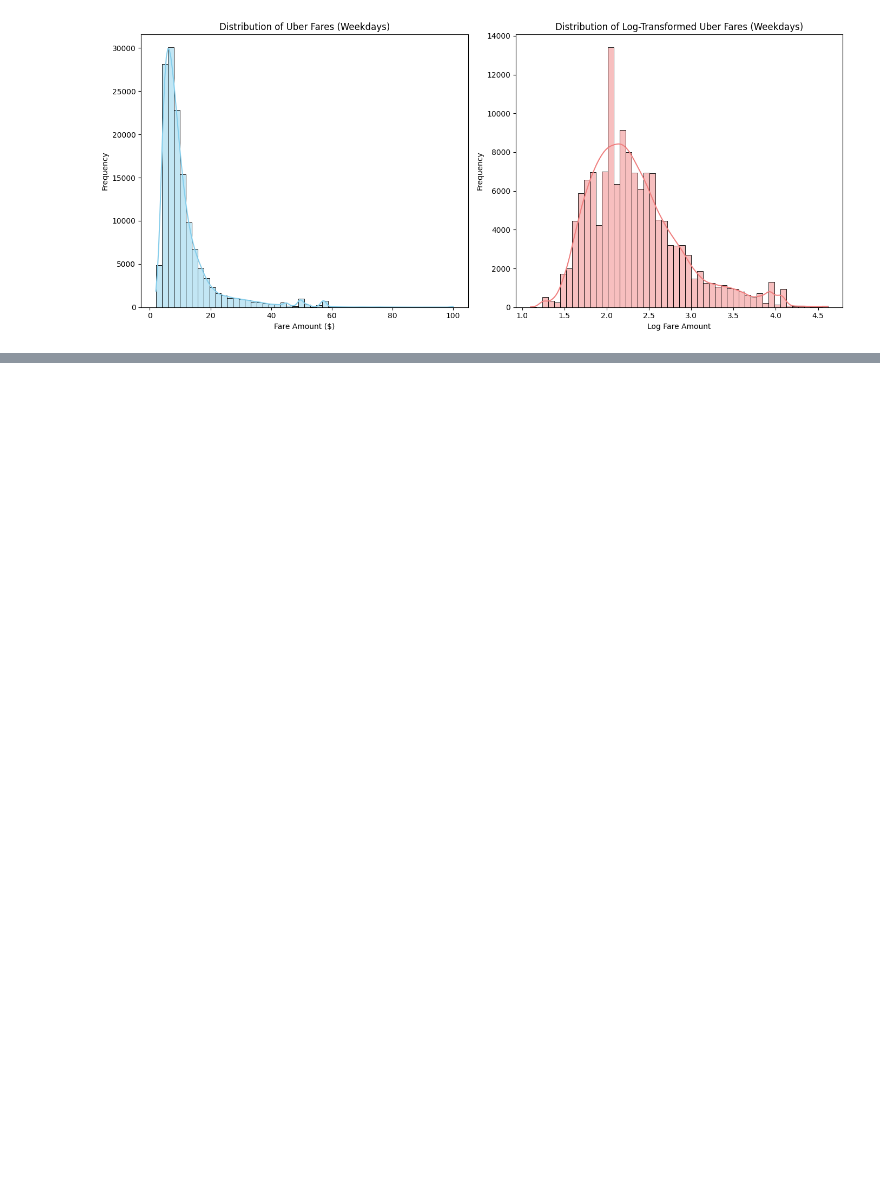
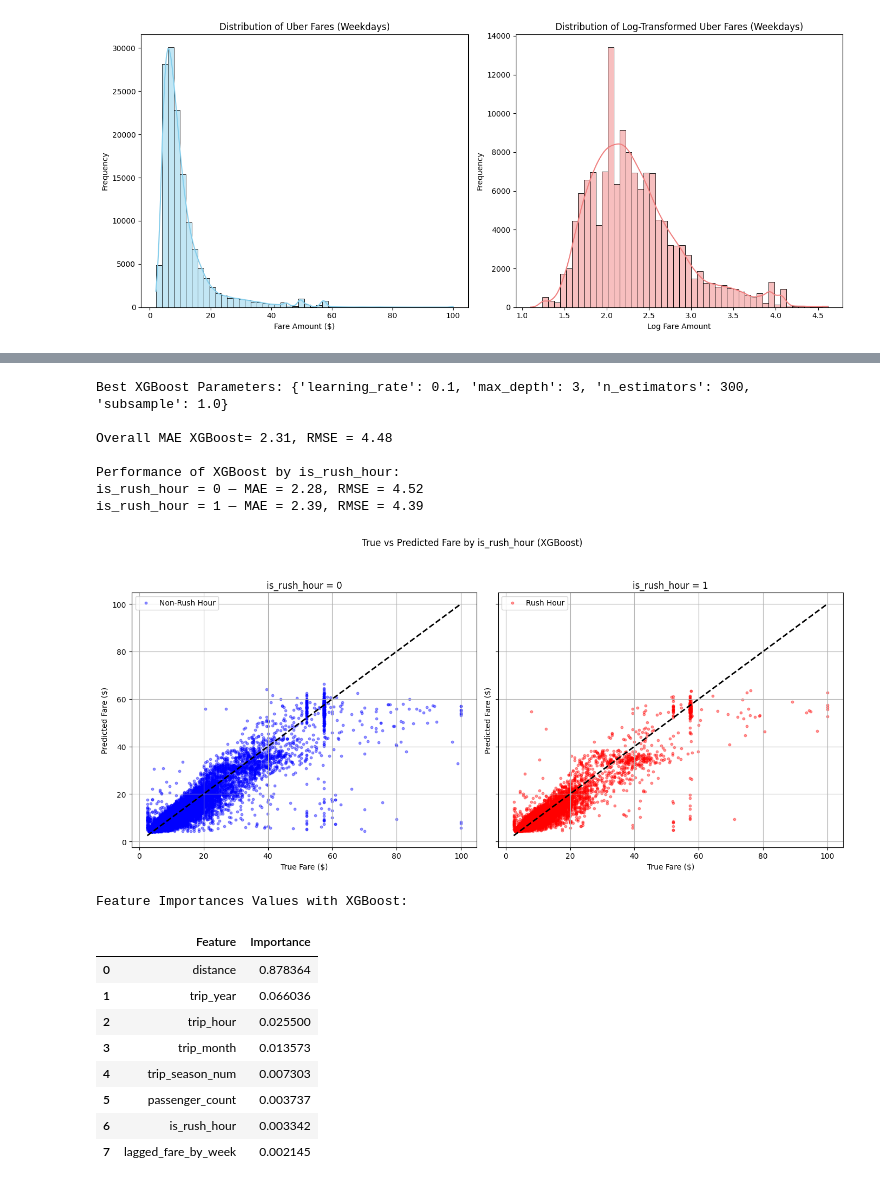
Before and after one commit to ameau01/Uber-Fare-Prediction, a Jupyter notebook: uber-fare-prediction.ipynb, the cells around one changed output, grey strips where cells are left out. Cells and saved outputs as stored; diff of their text form; code cells hidden in the pictures; blank space fills up the shorter version.

```diff
--- a/uber-fare-prediction.ipynb
+++ b/uber-fare-prediction.ipynb
@@ -1325,0 +732,64 @@ plt.show()
+# %%
+from xgboost import XGBRegressor
+from sklearn.model_selection import GridSearchCV
+
+xgb = XGBRegressor(objective='reg:squarederror', random_state=42)
+
+param_grid = {
+    'n_estimators': [100, 300],
+    'max_depth': [3, 5],
+    'learning_rate': [0.05, 0.1],
+    'subsample': [0.8, 1.0]
+}
+
+grid = GridSearchCV(xgb, param_grid, cv=3, scoring='neg_mean_squared_error', n_jobs=-1)
+grid.fit(X_train, y_train)
+
+best_xgb = grid.best_estimator_
+print("Best XGBoost Parameters:", grid.best_params_)
+
+# Use best tuned model for prediction
+y_test_pred_log = best_xgb.predict(X_test)
+y_test_pred_xgb = np.expm1(y_test_pred_log)
+y_test_pred_xgb = pd.Series(y_test_pred_xgb, index=y_test.index)
+y_test_true = np.expm1(y_test)
+
+# Evaluate
+mae_xg, rmse_xg = model_evaluation(
+    y_true=y_test_true,
+    y_pred=y_test_pred_xgb,
+    X_test=X_test,
+    feature_name='is_rush_hour',
+    model_name='XGBoost'
+)
+model_evaluation_results['XGBoost'] = {'MAE': mae_xg, 'RMSE': rmse_xg}
+
+# Display feature importance Table
+xgboost_importances_df = (
+    pd.Series(best_xgb.feature_importances_, index=selected_features)
+    .sort_values(ascending=False)
+    .reset_index()
+    .rename(columns={'index': 'Feature', 0: 'Importance'})
+)
+
+print("Feature Importances Values with XGBoost:")
+display(xgboost_importances_df)
+# %% [output]
+Best XGBoost Parameters: {'learning_rate': 0.1, 'max_depth': 3, 'n_estimators': 300, 'subsample': 1.0}
+
+Overall MAE XGBoost= 2.31, RMSE = 4.48
+
+Performance of XGBoost by is_rush_hour:
+is_rush_hour = 0 — MAE = 2.28, RMSE = 4.52
+is_rush_hour = 1 — MAE = 2.39, RMSE = 4.39
+[figure, added]
+Feature Importances Values with XGBoost:
+|  | Feature | Importance |
+| 0 | distance | 0.878364 |
+| 1 | trip_year | 0.066036 |
+| 2 | trip_hour | 0.025500 |
+| 3 | trip_month | 0.013573 |
+| 4 | trip_season_num | 0.007303 |
+| 5 | passenger_count | 0.003737 |
+| 6 | is_rush_hour | 0.003342 |
+| 7 | lagged_fare_by_week | 0.002145 |
```
Also changed, not shown: parts of 38 cells of this notebook.
